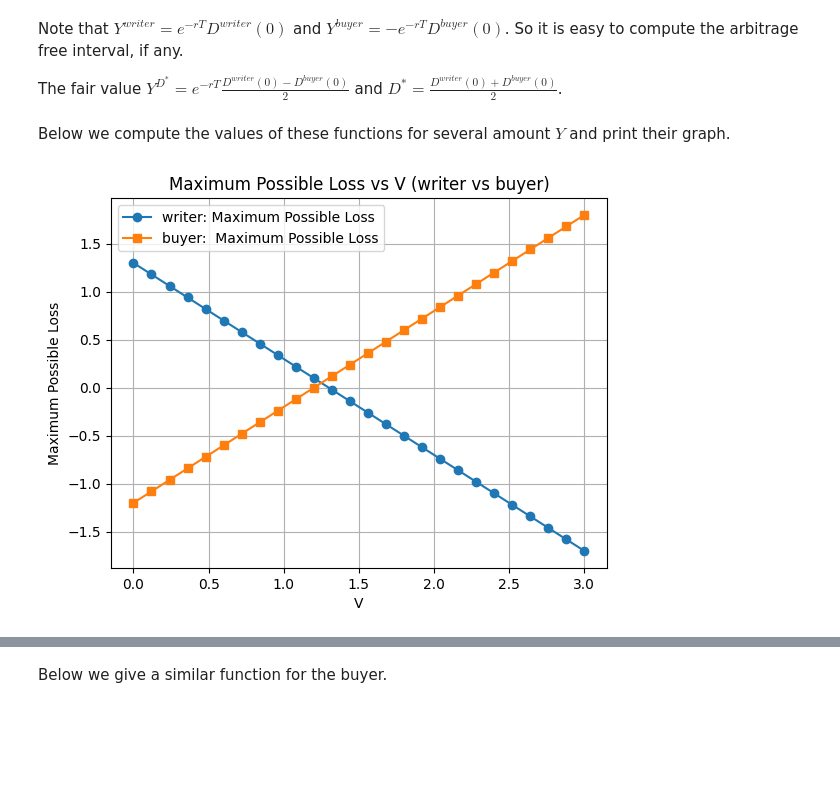
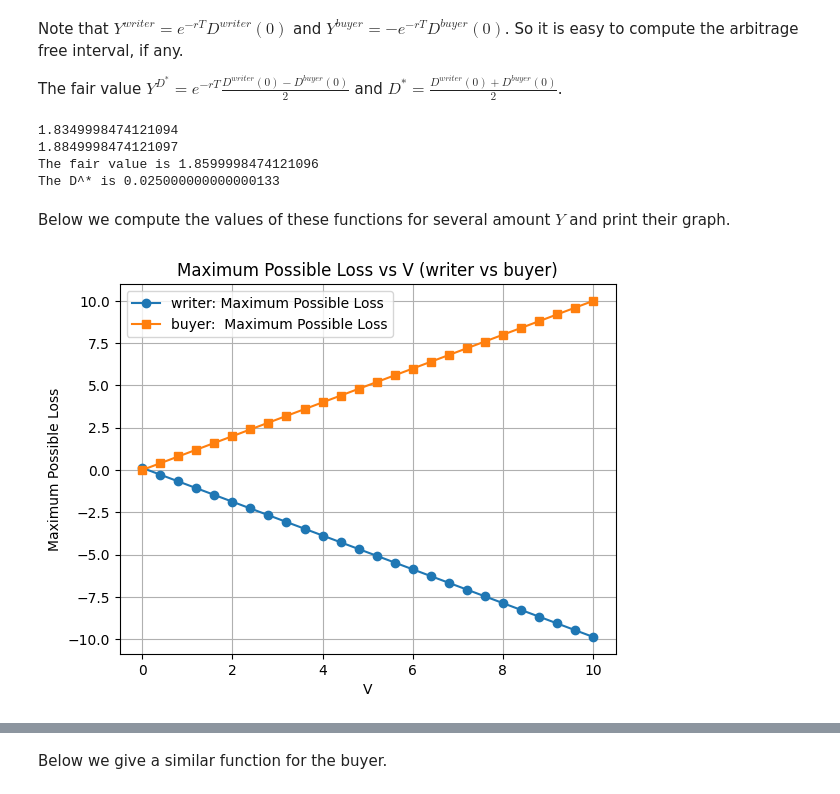
Before and after one commit to nikoshalidias/Financial-Engineering, a Jupyter notebook: Minimum_Loss_Writer_Buyer_Option_and_Hedging.ipynb, the cells around one changed output, grey strips where cells are left out. Cells and saved outputs as stored; diff of their text form; code cells hidden in the pictures; blank space fills up the shorter version.

```diff
--- a/Minimum_Loss_Writer_Buyer_Option_and_Hedging.ipynb
+++ b/Minimum_Loss_Writer_Buyer_Option_and_Hedging.ipynb
@@ -793,6 +888,19 @@ run_options_milp_buyer(-1.25)
 Note that $Y^{writer}=e^{-rT} D^{writer}(0)$ and $Y^{buyer}=-e^{-rT} D^{buyer}(0)$. So it is easy to compute the arbitrage free interval, if any.
 
 The fair value $Y^{D^*} = e^{-rT} \frac{D^{writer}(0)-D^{buyer}(0)}{2}$ and $D^* = \frac{D^{writer}(0)+D^{buyer}(0)}{2}$.
+# %%
+Dwriter0=run_options_milp_writer(0)
+Dbuyer0=run_options_milp_buyer(0)
+print(-Dbuyer0)
+print(Dwriter0)
+
+print('The fair value is',(Dwriter0-Dbuyer0)/2)
+print('The D^* is', (Dwriter0+Dbuyer0)/2)
+# %% [output]
+1.8349998474121094
+1.8849998474121097
+The fair value is 1.8599998474121096
+The D^* is 0.025000000000000133
 # %% [markdown]
 Below we compute the values of these functions for several amount $Y$ and print their graph.
 # %%
@@ -802,7 +910,7 @@ import matplotlib.pyplot as plt
 import io, contextlib
 
 # === Ρύθμιση διαστήματος V ===
-Vmax = 3.0          # βάλε ό,τι θέλεις
+Vmax = 10.0          # βάλε ό,τι θέλεις
 num_points = 25     # πλήθος δειγμάτων (25 -> 26 σημεία από 0 έως Vmax)
 Vs = np.linspace(0.0, Vmax, num_points + 1)
 
@@ -869,31 +977,31 @@ for i, V in enumerate(Vs):
     if err_w: writer_errs.append((V, err_w))
     if err_b: buyer_errs.append((V, err_b))
 
 # Αν όλα NaN, ενημέρωσε για διάγνωση
 if not np.isfinite(writer_maxloss).any() and not np.isfinite(buyer_maxloss).any():
     print("Καμία πεπερασμένη τιμή δεν υπολογίστηκε. Πιθανοί λόγοι:")
     print("- Οι συναρτήσεις δεν επιστρέφουν αποτέλεσμα (μόνο print). Το παραπάνω κελί το χειρίζεται, άρα ίσως υπήρξε σφάλμα.")
     print("- Πολλά V δίνουν μη εφικτά προβλήματα (MILP infeasible). Δοκίμασε μικρότερο Vmax ή άλλα constraints.")
     if writer_errs or buyer_errs:
         print("\nΣφάλματα (δείγμα):")
         for V, msg in (writer_errs[:3] + buyer_errs[:3]):
             print(f"V={V}: {msg}")
 
 # Φιλτράρισμα NaN για κάθε καμπύλη ώστε να σχεδιάζονται μόνο έγκυρα σημεία
 mask_w = np.isfinite(writer_maxloss)
 mask_b = np.isfinite(buyer_maxloss)
 
 fig, ax = plt.subplots()
 if mask_w.any():
     ax.plot(Vs[mask_w], writer_maxloss[mask_w], marker='o', label="writer: Maximum Possible Loss")
 if mask_b.any():
     ax.plot(Vs[mask_b], buyer_maxloss[mask_b], marker='s', label="buyer:  Maximum Possible Loss")
 
 ax.set_xlabel("V")
 ax.set_ylabel("Maximum Possible Loss")
 ax.set_title("Maximum Possible Loss vs V (writer vs buyer)")
 ax.grid(True)
 ax.legend()
 plt.show()
 # %% [output]
-[figure, old version]
+[figure, new version]
```
Also changed, not shown: parts of 8 cells of this notebook.
